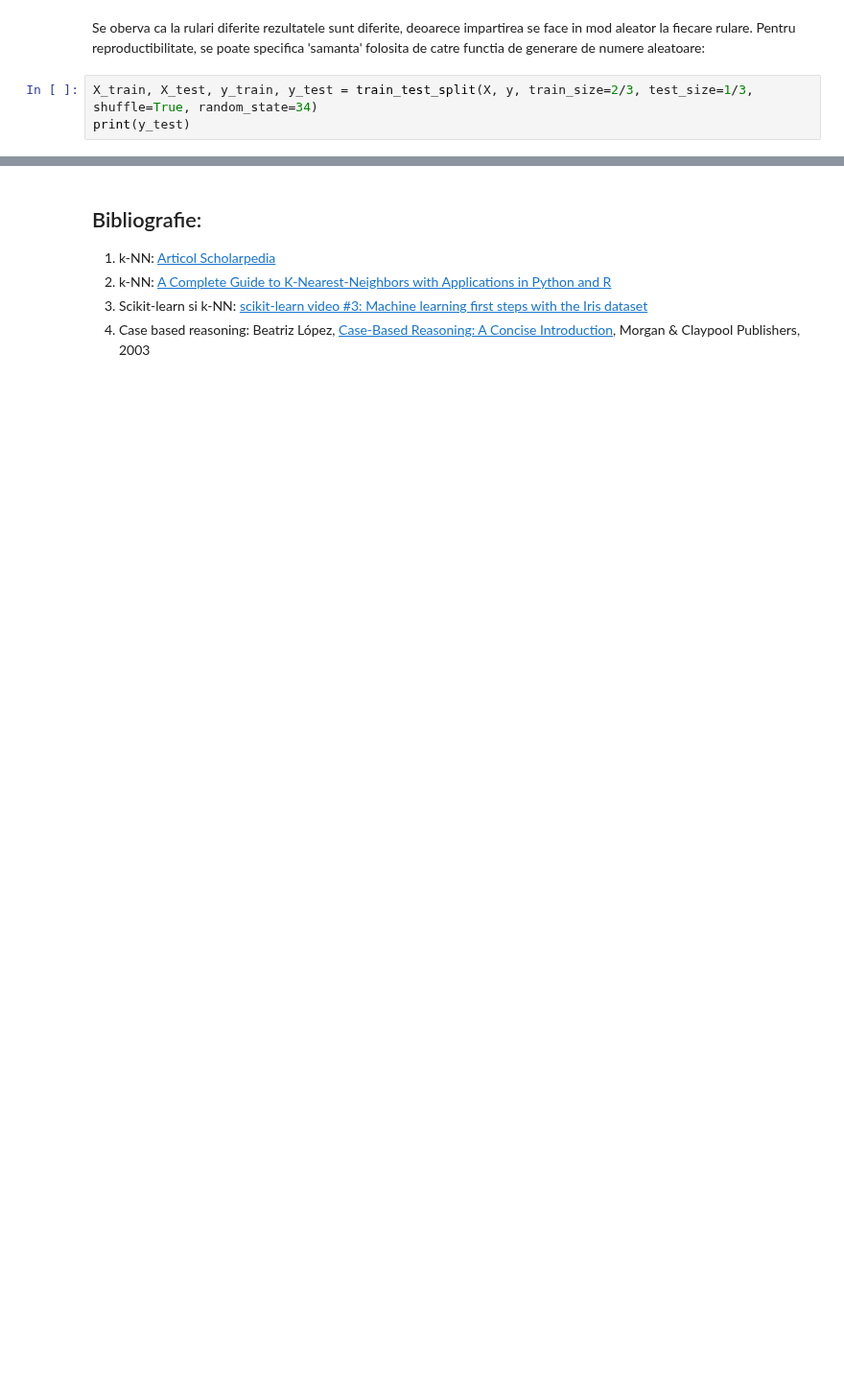
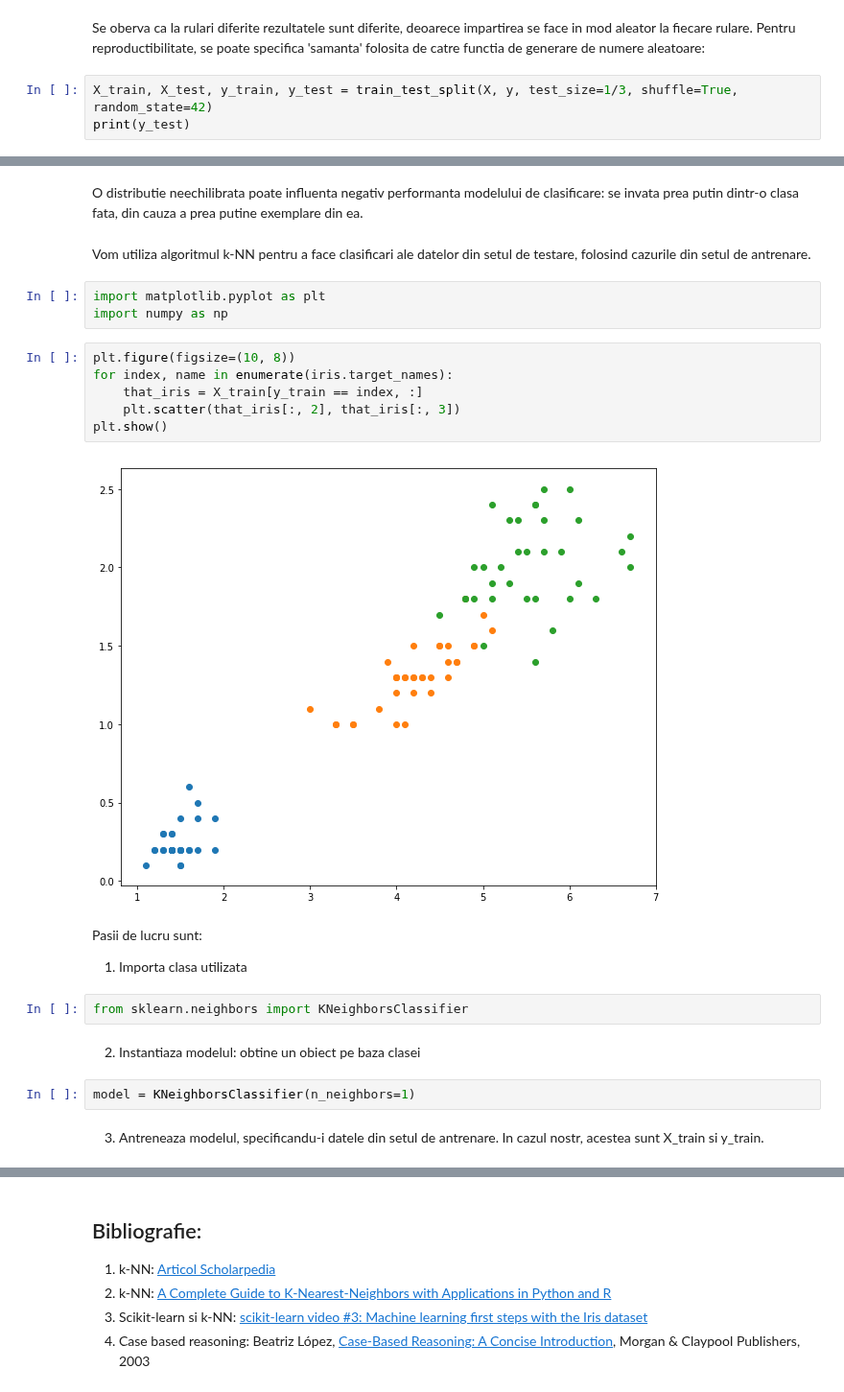
Before and after one commit to lmsasu/cursuri, a Jupyter notebook: Introducere_in_data_science/cursuri/Curs4/Curs4.ipynb, the cells around one changed output, grey strips where cells are left out. Shown at 96% size. Drawn from its saved outputs; the diff is of its cells as text; blank space fills up the shorter version.

```diff
--- a/Introducere_in_data_science/cursuri/Curs4/Curs4.ipynb
+++ b/Introducere_in_data_science/cursuri/Curs4/Curs4.ipynb
@@ -267,6 +246,6 @@ print(y_test)
 # %% [markdown]
 Se oberva ca la rulari diferite rezultatele sunt diferite, deoarece impartirea se face in mod aleator la fiecare rulare. Pentru reproductibilitate, se poate specifica 'samanta' folosita de catre functia de generare de numere aleatoare:
 # %%
-X_train, X_test, y_train, y_test = train_test_split(X, y, train_size=2/3, test_size=1/3, shuffle=True, random_state=34)
+X_train, X_test, y_train, y_test = train_test_split(X, y, test_size=1/3, shuffle=True, random_state=42)
 print(y_test)
 # %% [output]
@@ -274,0 +264,26 @@ print(y_test)
+# %% [markdown]
+O distributie neechilibrata poate influenta negativ performanta modelului de clasificare: se invata prea putin dintr-o clasa fata, din cauza a prea putine exemplare din ea.
+# %% [markdown]
+Vom utiliza algoritmul k-NN pentru a face clasificari ale datelor din setul de testare, folosind cazurile din setul de antrenare.
+# %%
+import matplotlib.pyplot as plt
+import numpy as np
+# %%
+plt.figure(figsize=(10, 8))
+for index, name in enumerate(iris.target_names):
+    that_iris = X_train[y_train == index, :]
+    plt.scatter(that_iris[:, 2], that_iris[:, 3])
+plt.show()
+# %% [output]
+[figure, added]
+# %% [markdown]
+Pasii de lucru sunt:
+1. Importa clasa utilizata
+# %%
+from sklearn.neighbors import KNeighborsClassifier
+# %% [markdown]
+2. Instantiaza modelul: obtine un obiect pe baza clasei
+# %%
+model = KNeighborsClassifier(n_neighbors=1)
+# %% [markdown]
+3. Antreneaza modelul, specificandu-i datele din setul de antrenare. In cazul nostr, acestea sunt X_train si y_train.
```
Also changed, not shown: parts of 22 cells of this notebook.
